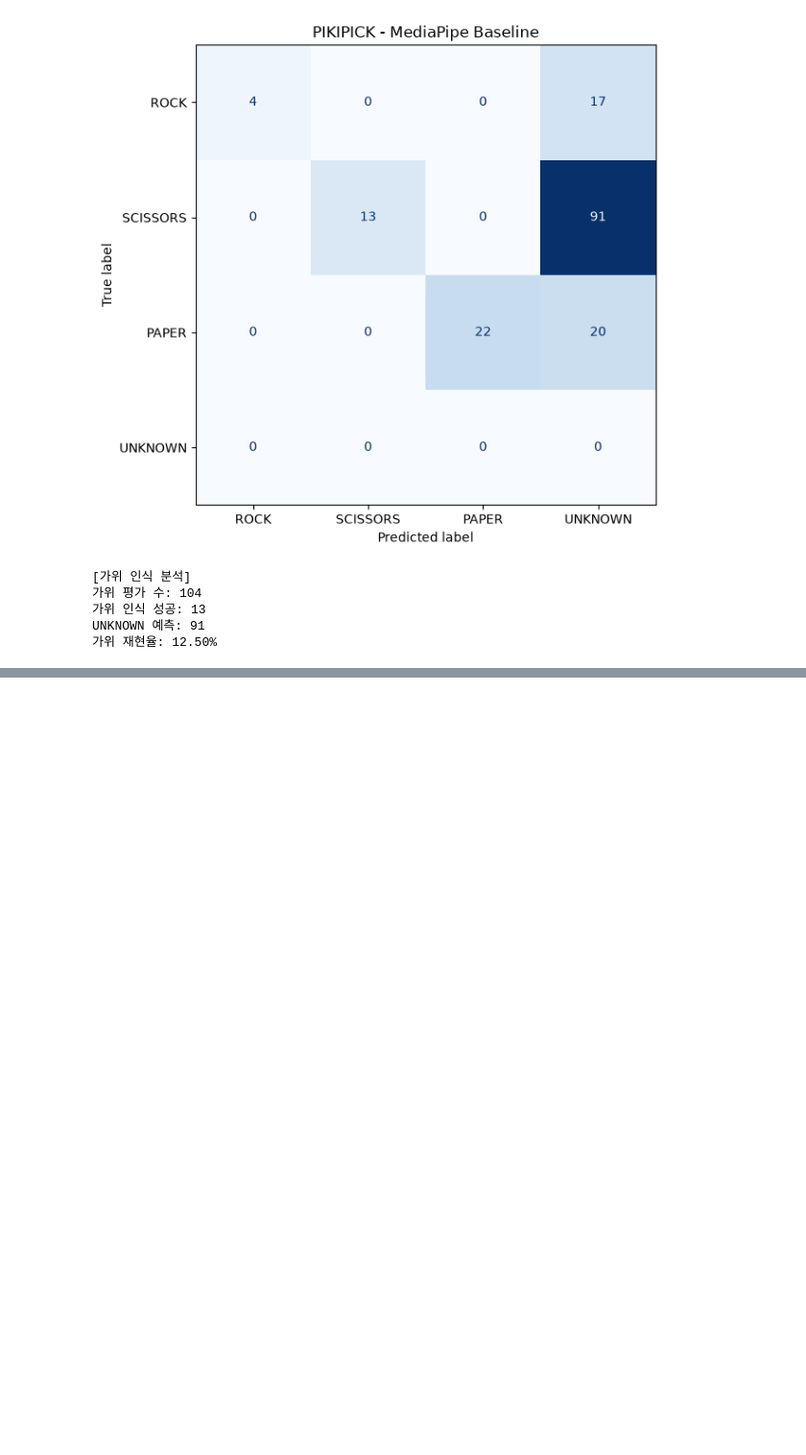
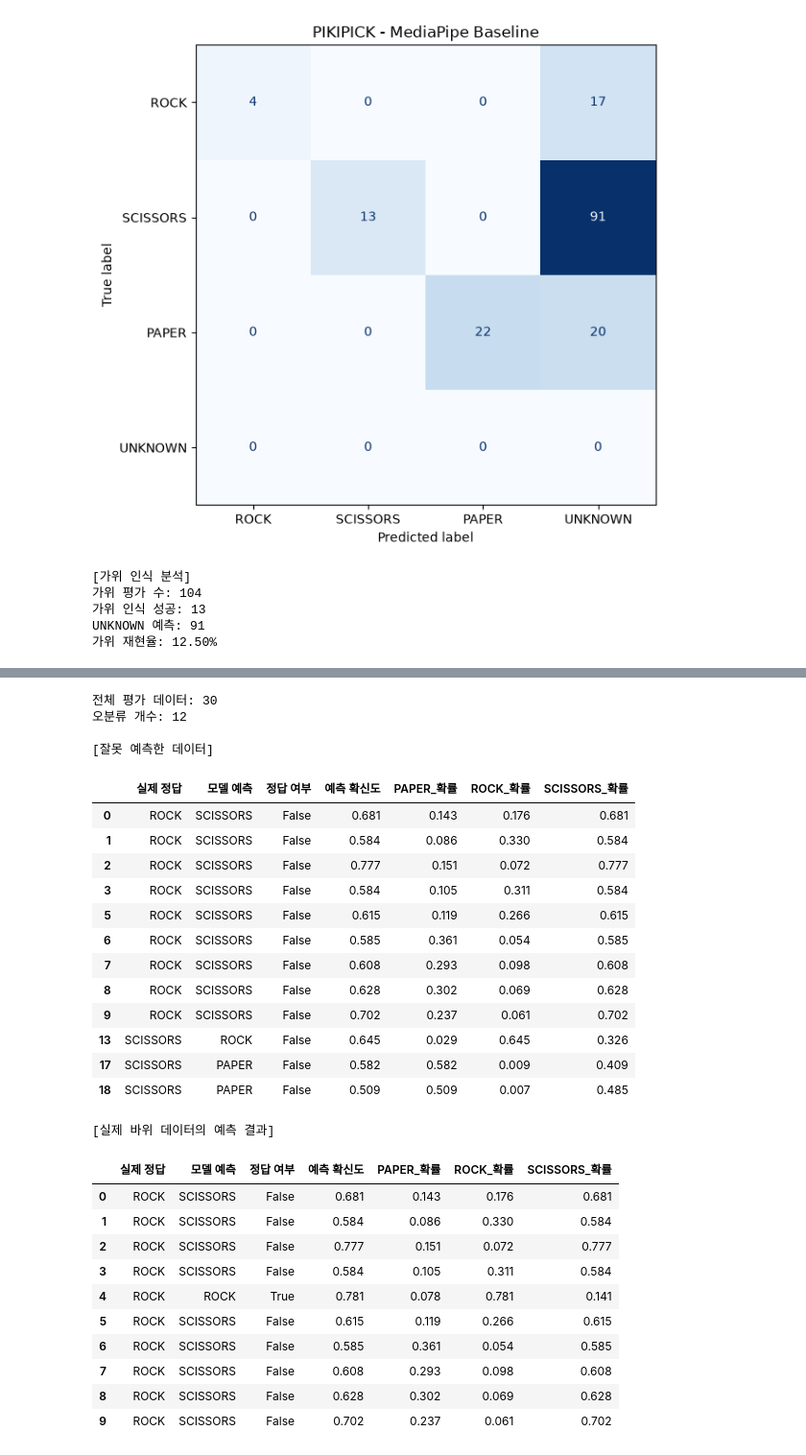
Before and after one commit to t01046769857-creator/rock, a Jupyter notebook: mediapipe_training/PIKIPICK_Training.ipynb, the cells around one changed output, grey strips where cells are left out. Shown at 96% size. Drawn from its saved outputs; the diff is of its cells as text; code cells hidden in the pictures; blank space fills up the shorter version.

Commit message:
Update PIKIPICK MediaPipe training

```diff
--- a/mediapipe_training/PIKIPICK_Training.ipynb
+++ b/mediapipe_training/PIKIPICK_Training.ipynb
@@ -498,0 +1007,74 @@ UNKNOWN 예측: 91
+# %%
+# ============================================================
+# 11. PIKIPICK 모델 오분류 원인 분석
+# 목적: 실제 정답 / 예측 결과 / 예측 확률 확인
+# ============================================================
+
+# 0. 필요한 라이브러리
+import numpy as np
+import pandas as pd
+
+# 1. 클래스별 예측 확률 계산
+probabilities = model.predict_proba(X_test)
+
+# 2. 평가 결과 데이터프레임 생성
+result_df = pd.DataFrame({
+    "실제 정답": y_test,
+    "모델 예측": y_pred,
+    "정답 여부": y_test == y_pred,
+    "예측 확신도": probabilities.max(axis=1)
+})
+
+# 3. 클래스별 확률 추가
+for i, label in enumerate(model.classes_):
+    result_df[f"{label}_확률"] = probabilities[:, i]
+
+# 4. 잘못 예측한 데이터만 추출
+errors = result_df[
+    result_df["정답 여부"] == False
+].copy()
+
+# 5. 오분류 결과 출력
+print("전체 평가 데이터:", len(result_df))
+print("오분류 개수:", len(errors))
+
+print("\n[잘못 예측한 데이터]")
+display(errors.round(3))
+
+# 6. 정답 클래스별 평균 예측 확률
+print("\n[실제 바위 데이터의 예측 결과]")
+display(
+    result_df[
+        result_df["실제 정답"] == "ROCK"
+    ].round(3)
+)
+# %% [output]
+전체 평가 데이터: 30
+오분류 개수: 12
+
+[잘못 예측한 데이터]
+|  | 실제 정답 | 모델 예측 | 정답 여부 | 예측 확신도 | PAPER_확률 | ROCK_확률 | SCISSORS_확률 |
+| 0 | ROCK | SCISSORS | False | 0.681 | 0.143 | 0.176 | 0.681 |
+| 1 | ROCK | SCISSORS | False | 0.584 | 0.086 | 0.330 | 0.584 |
+| 2 | ROCK | SCISSORS | False | 0.777 | 0.151 | 0.072 | 0.777 |
+| 3 | ROCK | SCISSORS | False | 0.584 | 0.105 | 0.311 | 0.584 |
+| 5 | ROCK | SCISSORS | False | 0.615 | 0.119 | 0.266 | 0.615 |
+| 6 | ROCK | SCISSORS | False | 0.585 | 0.361 | 0.054 | 0.585 |
+| 7 | ROCK | SCISSORS | False | 0.608 | 0.293 | 0.098 | 0.608 |
+| 8 | ROCK | SCISSORS | False | 0.628 | 0.302 | 0.069 | 0.628 |
+| 9 | ROCK | SCISSORS | False | 0.702 | 0.237 | 0.061 | 0.702 |
+| 13 | SCISSORS | ROCK | False | 0.645 | 0.029 | 0.645 | 0.326 |
+| 17 | SCISSORS | PAPER | False | 0.582 | 0.582 | 0.009 | 0.409 |
+| 18 | SCISSORS | PAPER | False | 0.509 | 0.509 | 0.007 | 0.485 |
+[실제 바위 데이터의 예측 결과]
+|  | 실제 정답 | 모델 예측 | 정답 여부 | 예측 확신도 | PAPER_확률 | ROCK_확률 | SCISSORS_확률 |
+| 0 | ROCK | SCISSORS | False | 0.681 | 0.143 | 0.176 | 0.681 |
+| 1 | ROCK | SCISSORS | False | 0.584 | 0.086 | 0.330 | 0.584 |
+| 2 | ROCK | SCISSORS | False | 0.777 | 0.151 | 0.072 | 0.777 |
+| 3 | ROCK | SCISSORS | False | 0.584 | 0.105 | 0.311 | 0.584 |
+| 4 | ROCK | ROCK | True | 0.781 | 0.078 | 0.781 | 0.141 |
+| 5 | ROCK | SCISSORS | False | 0.615 | 0.119 | 0.266 | 0.615 |
+| 6 | ROCK | SCISSORS | False | 0.585 | 0.361 | 0.054 | 0.585 |
+| 7 | ROCK | SCISSORS | False | 0.608 | 0.293 | 0.098 | 0.608 |
+| 8 | ROCK | SCISSORS | False | 0.628 | 0.302 | 0.069 | 0.628 |
+| 9 | ROCK | SCISSORS | False | 0.702 | 0.237 | 0.061 | 0.702 |
```
Also changed, not shown: parts of 10 cells of this notebook, 5 other files.
